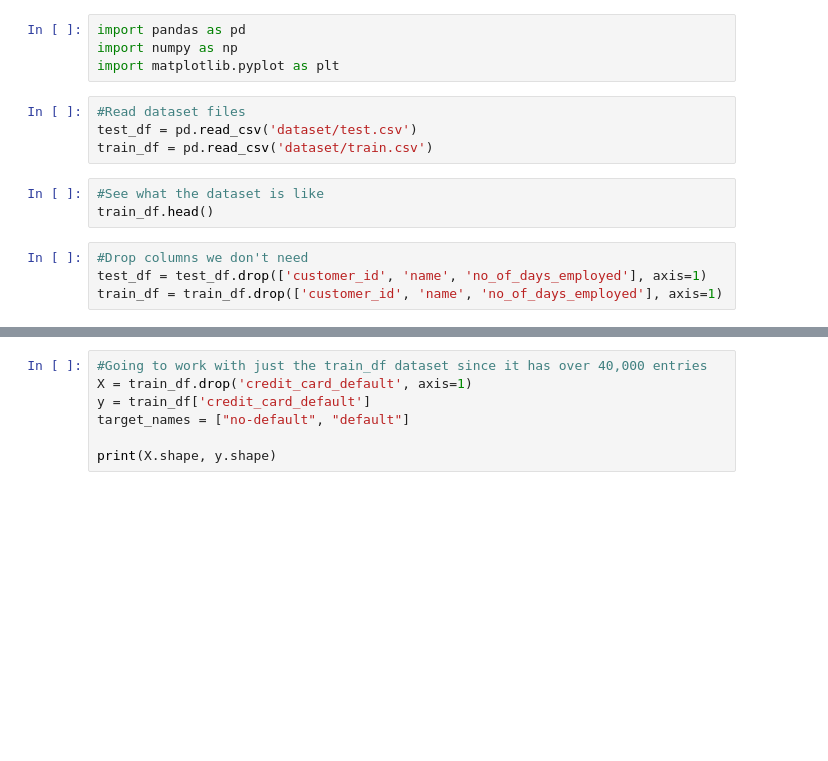
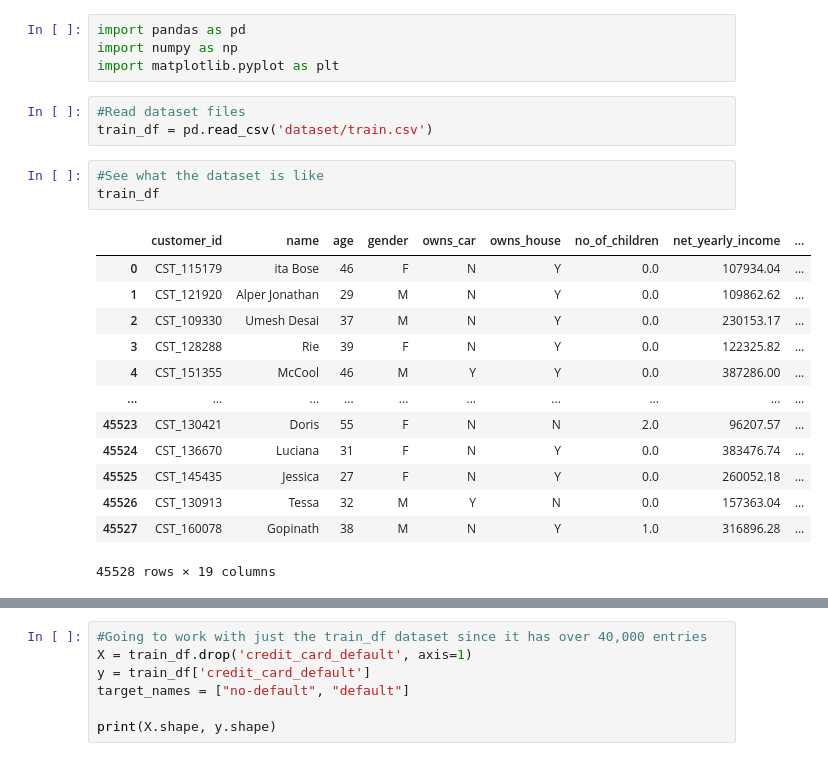
Before and after one commit to gjumaan/ml-project, a Jupyter notebook: svm.ipynb, the cells around one changed output, grey strips where cells are left out. Saved outputs shown, nothing was run; the diff lists cells and outputs as text; blank space fills up the shorter version.

Commit message:
final cleaned train csv file

```diff
--- a/svm.ipynb
+++ b/svm.ipynb
@@ -4,12 +4,21 @@ import numpy as np
 import matplotlib.pyplot as plt
 # %%
 #Read dataset files
-test_df = pd.read_csv('dataset/test.csv')
 train_df = pd.read_csv('dataset/train.csv')
 # %%
 #See what the dataset is like
-train_df.head()
+train_df
+# %% [output]
+|  | customer_id | name | age | gender | owns_car | owns_house | no_of_children | net_yearly_income | ... |
+| 0 | CST_115179 | ita Bose | 46 | F | N | Y | 0.0 | 107934.04 | ... |
+| 1 | CST_121920 | Alper Jonathan | 29 | M | N | Y | 0.0 | 109862.62 | ... |
+| 2 | CST_109330 | Umesh Desai | 37 | M | N | Y | 0.0 | 230153.17 | ... |
+| 3 | CST_128288 | Rie | 39 | F | N | Y | 0.0 | 122325.82 | ... |
+| 4 | CST_151355 | McCool | 46 | M | Y | Y | 0.0 | 387286.00 | ... |
+| ... | ... | ... | ... | ... | ... | ... | ... | ... | ... |
+| 45523 | CST_130421 | Doris | 55 | F | N | N | 2.0 | 96207.57 | ... |
+| 45524 | CST_136670 | Luciana | 31 | F | N | Y | 0.0 | 383476.74 | ... |
+| 45525 | CST_145435 | Jessica | 27 | F | N | Y | 0.0 | 260052.18 | ... |
+| 45526 | CST_130913 | Tessa | 32 | M | Y | N | 0.0 | 157363.04 | ... |
+| 45527 | CST_160078 | Gopinath | 38 | M | N | Y | 1.0 | 316896.28 | ... |
+45528 rows × 19 columns
-# %%
-#Drop columns we don't need
-test_df = test_df.drop(['customer_id', 'name', 'no_of_days_employed'], axis=1)
-train_df = train_df.drop(['customer_id', 'name', 'no_of_days_employed'], axis=1)
```
Also changed, not shown: parts of 5 cells of this notebook, 2 other files.
